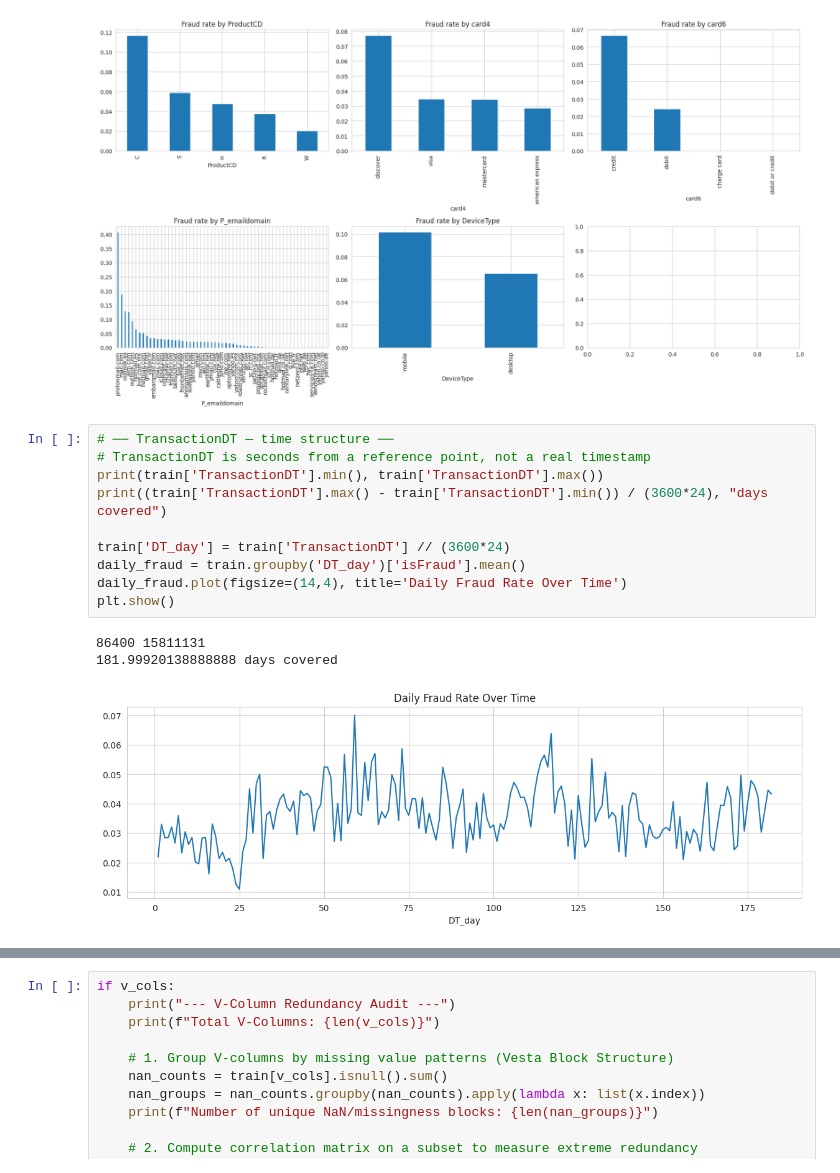
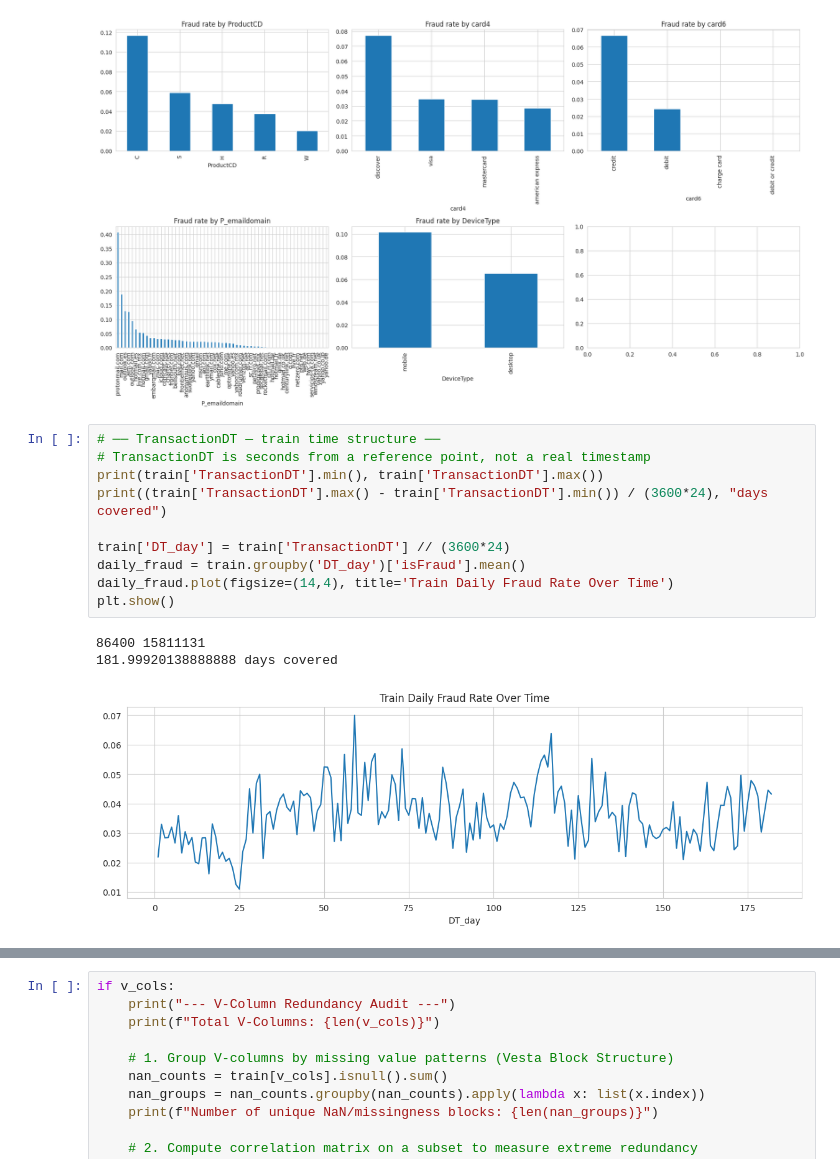
Before and after one commit to koalla05/deep-learning-assignment1, a Jupyter notebook: eda.ipynb, the cells around one changed output, grey strips where cells are left out. Saved outputs shown, nothing was run; the diff lists cells and outputs as text.

Commit message:
Add little time analysis train/test set

```diff
--- a/eda.ipynb
+++ b/eda.ipynb
@@ -665,16 +665,16 @@ plt.show()
 # %% [output]
 [figure]
 # %%
-# ── TransactionDT — time structure ──
+# ── TransactionDT — train time structure ──
 # TransactionDT is seconds from a reference point, not a real timestamp
 print(train['TransactionDT'].min(), train['TransactionDT'].max())
 print((train['TransactionDT'].max() - train['TransactionDT'].min()) / (3600*24), "days covered")
 
 train['DT_day'] = train['TransactionDT'] // (3600*24)
 daily_fraud = train.groupby('DT_day')['isFraud'].mean()
-daily_fraud.plot(figsize=(14,4), title='Daily Fraud Rate Over Time')
+daily_fraud.plot(figsize=(14,4), title='Train Daily Fraud Rate Over Time')
 plt.show()
 # %% [output]
 86400 15811131
 181.99920138888888 days covered
-[figure, old version]
+[figure, new version]
```
Also changed, not shown: parts of 1 cell of this notebook.
